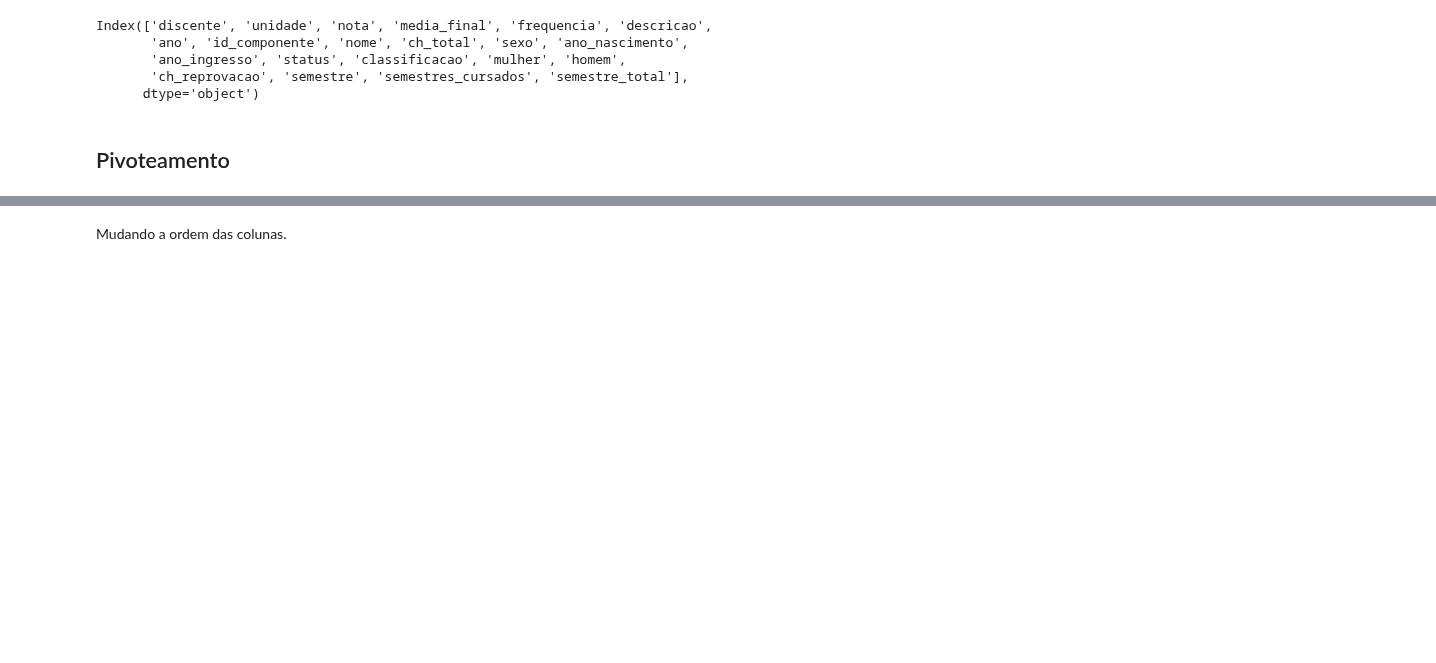
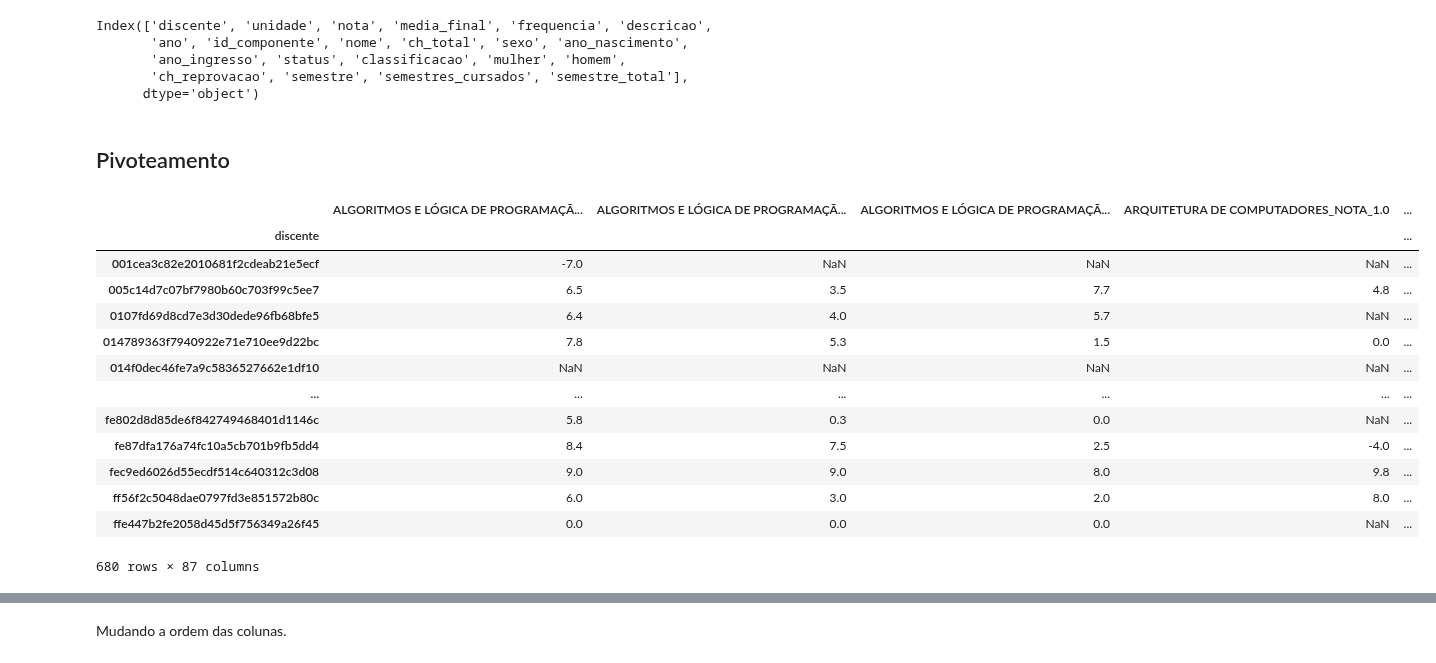
Before and after one commit to wanessabezerra/dataframe-bsi, a Jupyter notebook: dataframe-bsi/dados-extraidos.ipynb, the cells around one changed output, grey strips where cells are left out. Drawn from its saved outputs; the diff is of its cells as text; code cells hidden in the pictures; blank space fills up the shorter version.

```diff
--- a/dataframe-bsi/dados-extraidos.ipynb
+++ b/dataframe-bsi/dados-extraidos.ipynb
@@ -666,5 +666,24 @@ df_pivot_nota.columns = df_pivot_nota.columns.set_levels(
     level=0  # Indicando que estamos modificando o primeiro nível (nome)
 )
+# %%
+# Flatten the columns by joining different levels
+df_pivot_nota.columns = [''.join(map(str, col)).strip() for col in df_pivot_nota.columns.values]
+df_pivot_nota
+# %% [output]
+|  | ALGORITMOS E LÓGICA DE PROGRAMAÇÃ... | ALGORITMOS E LÓGICA DE PROGRAMAÇÃ... | ALGORITMOS E LÓGICA DE PROGRAMAÇÃ... | ARQUITETURA DE COMPUTADORES_NOTA_1.0 | ... |
+| discente |  |  |  |  | ... |
+| 001cea3c82e2010681f2cdeab21e5ecf | -7.0 | NaN | NaN | NaN | ... |
+| 005c14d7c07bf7980b60c703f99c5ee7 | 6.5 | 3.5 | 7.7 | 4.8 | ... |
+| 0107fd69d8cd7e3d30dede96fb68bfe5 | 6.4 | 4.0 | 5.7 | NaN | ... |
+| 014789363f7940922e71e710ee9d22bc | 7.8 | 5.3 | 1.5 | 0.0 | ... |
+| 014f0dec46fe7a9c5836527662e1df10 | NaN | NaN | NaN | NaN | ... |
+| ... | ... | ... | ... | ... | ... |
+| fe802d8d85de6f842749468401d1146c | 5.8 | 0.3 | 0.0 | NaN | ... |
+| fe87dfa176a74fc10a5cb701b9fb5dd4 | 8.4 | 7.5 | 2.5 | -4.0 | ... |
+| fec9ed6026d55ecdf514c640312c3d08 | 9.0 | 9.0 | 8.0 | 9.8 | ... |
+| ff56f2c5048dae0797fd3e851572b80c | 6.0 | 3.0 | 2.0 | 8.0 | ... |
+| ffe447b2fe2058d45d5f756349a26f45 | 0.0 | 0.0 | 0.0 | NaN | ... |
+680 rows × 87 columns
 # %%
 df_pivot_mf = df_dados_filtrado.pivot_table(index='discente', columns='nome', values='media_final',aggfunc='first')
 df_pivot_mf = df_pivot_mf.add_suffix('_MEDIA1')
```
Also changed, not shown: parts of 2 cells of this notebook.
